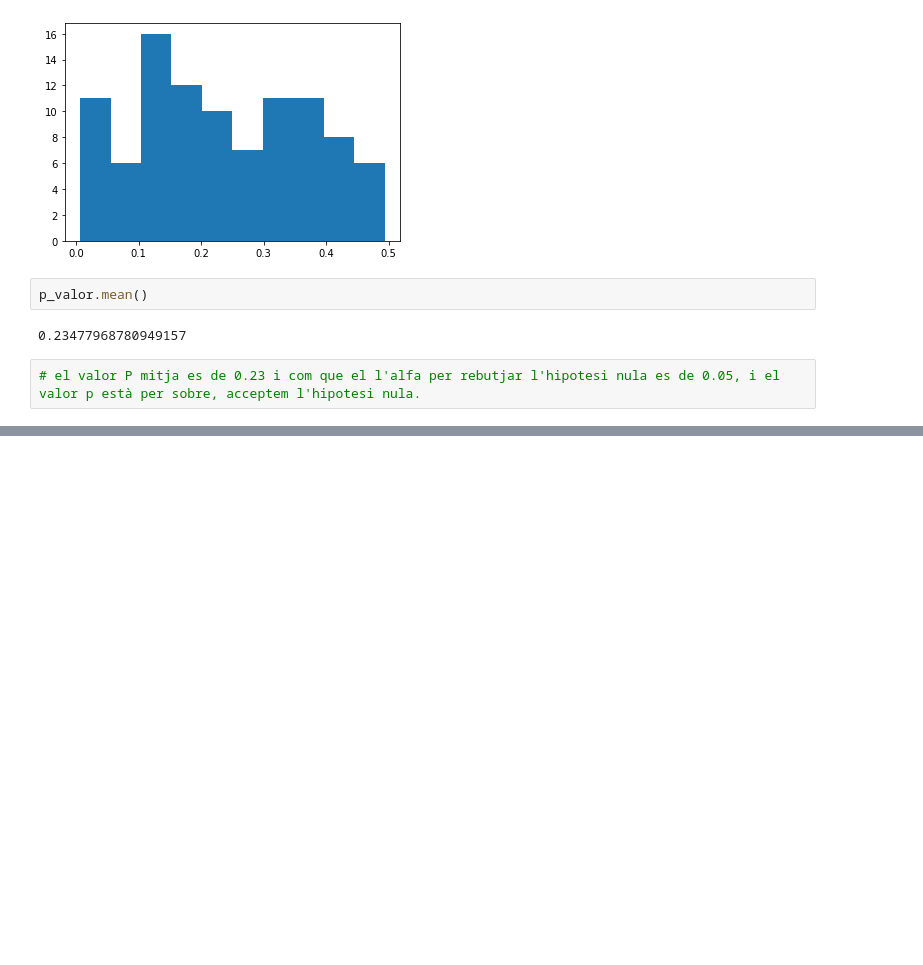
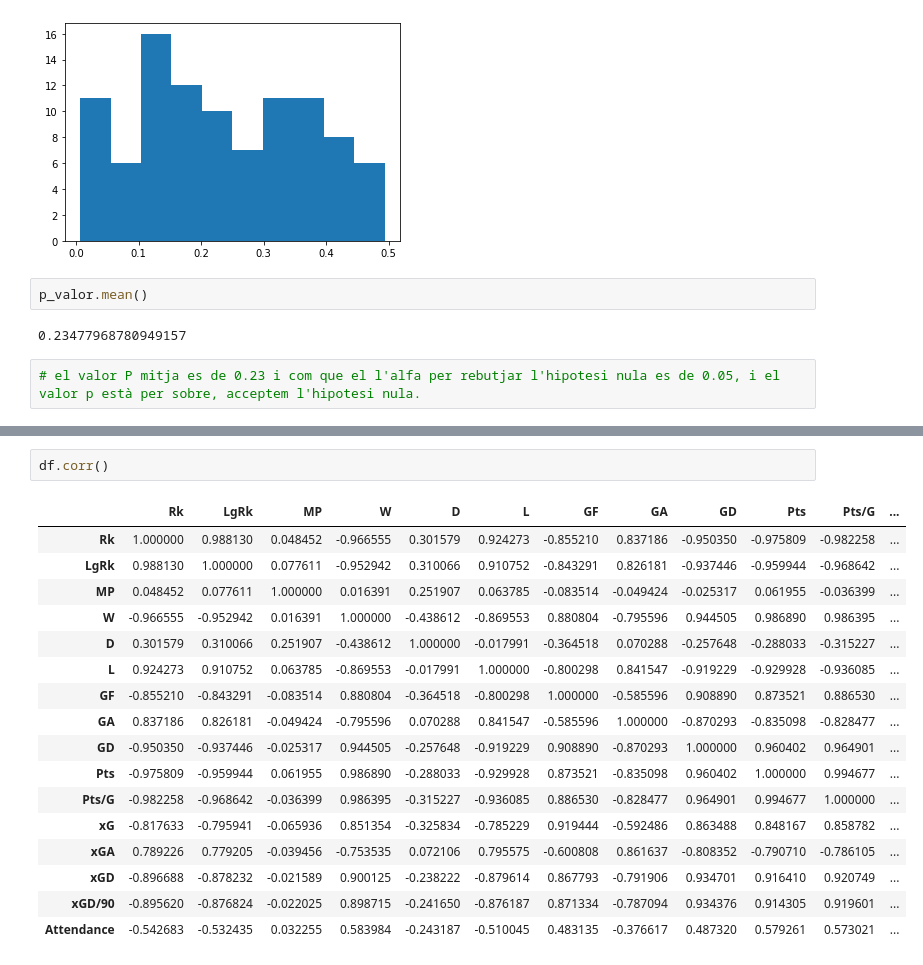
Before and after one commit to David-DataScience/hipotesis_testing, a Jupyter notebook: M5_T01.ipynb, the cells around one changed output, grey strips where cells are left out. Saved outputs shown, nothing was run; the diff lists cells and outputs as text; blank space fills up the shorter version.

```diff
--- a/M5_T01.ipynb
+++ b/M5_T01.ipynb
@@ -76,0 +113,20 @@ p_valor.mean()
+# %%
+df.corr()
+# %% [output]
+|  | Rk | LgRk | MP | W | D | L | GF | GA | GD | Pts | Pts/G | ... |
+| Rk | 1.000000 | 0.988130 | 0.048452 | -0.966555 | 0.301579 | 0.924273 | -0.855210 | 0.837186 | -0.950350 | -0.975809 | -0.982258 | ... |
+| LgRk | 0.988130 | 1.000000 | 0.077611 | -0.952942 | 0.310066 | 0.910752 | -0.843291 | 0.826181 | -0.937446 | -0.959944 | -0.968642 | ... |
+| MP | 0.048452 | 0.077611 | 1.000000 | 0.016391 | 0.251907 | 0.063785 | -0.083514 | -0.049424 | -0.025317 | 0.061955 | -0.036399 | ... |
+| W | -0.966555 | -0.952942 | 0.016391 | 1.000000 | -0.438612 | -0.869553 | 0.880804 | -0.795596 | 0.944505 | 0.986890 | 0.986395 | ... |
+| D | 0.301579 | 0.310066 | 0.251907 | -0.438612 | 1.000000 | -0.017991 | -0.364518 | 0.070288 | -0.257648 | -0.288033 | -0.315227 | ... |
+| L | 0.924273 | 0.910752 | 0.063785 | -0.869553 | -0.017991 | 1.000000 | -0.800298 | 0.841547 | -0.919229 | -0.929928 | -0.936085 | ... |
+| GF | -0.855210 | -0.843291 | -0.083514 | 0.880804 | -0.364518 | -0.800298 | 1.000000 | -0.585596 | 0.908890 | 0.873521 | 0.886530 | ... |
+| GA | 0.837186 | 0.826181 | -0.049424 | -0.795596 | 0.070288 | 0.841547 | -0.585596 | 1.000000 | -0.870293 | -0.835098 | -0.828477 | ... |
+| GD | -0.950350 | -0.937446 | -0.025317 | 0.944505 | -0.257648 | -0.919229 | 0.908890 | -0.870293 | 1.000000 | 0.960402 | 0.964901 | ... |
+| Pts | -0.975809 | -0.959944 | 0.061955 | 0.986890 | -0.288033 | -0.929928 | 0.873521 | -0.835098 | 0.960402 | 1.000000 | 0.994677 | ... |
+| Pts/G | -0.982258 | -0.968642 | -0.036399 | 0.986395 | -0.315227 | -0.936085 | 0.886530 | -0.828477 | 0.964901 | 0.994677 | 1.000000 | ... |
+| xG | -0.817633 | -0.795941 | -0.065936 | 0.851354 | -0.325834 | -0.785229 | 0.919444 | -0.592486 | 0.863488 | 0.848167 | 0.858782 | ... |
+| xGA | 0.789226 | 0.779205 | -0.039456 | -0.753535 | 0.072106 | 0.795575 | -0.600808 | 0.861637 | -0.808352 | -0.790710 | -0.786105 | ... |
+| xGD | -0.896688 | -0.878232 | -0.021589 | 0.900125 | -0.238222 | -0.879614 | 0.867793 | -0.791906 | 0.934701 | 0.916410 | 0.920749 | ... |
+| xGD/90 | -0.895620 | -0.876824 | -0.022025 | 0.898715 | -0.241650 | -0.876187 | 0.871334 | -0.787094 | 0.934376 | 0.914305 | 0.919601 | ... |
+| Attendance | -0.542683 | -0.532435 | 0.032255 | 0.583984 | -0.243187 | -0.510045 | 0.483135 | -0.376617 | 0.487320 | 0.579261 | 0.573021 | ... |
```
Also changed, not shown: parts of 18 cells of this notebook.
